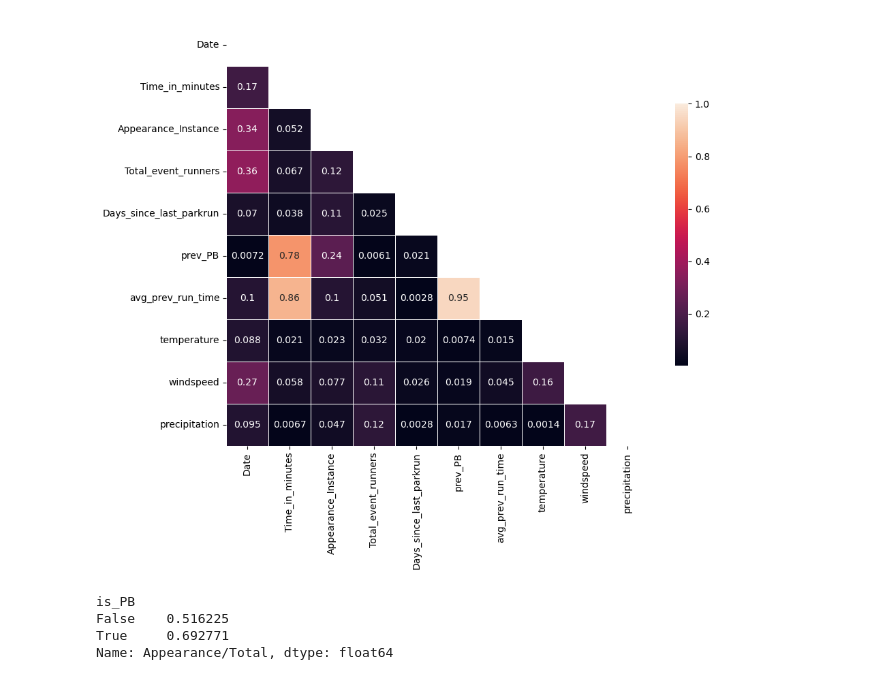
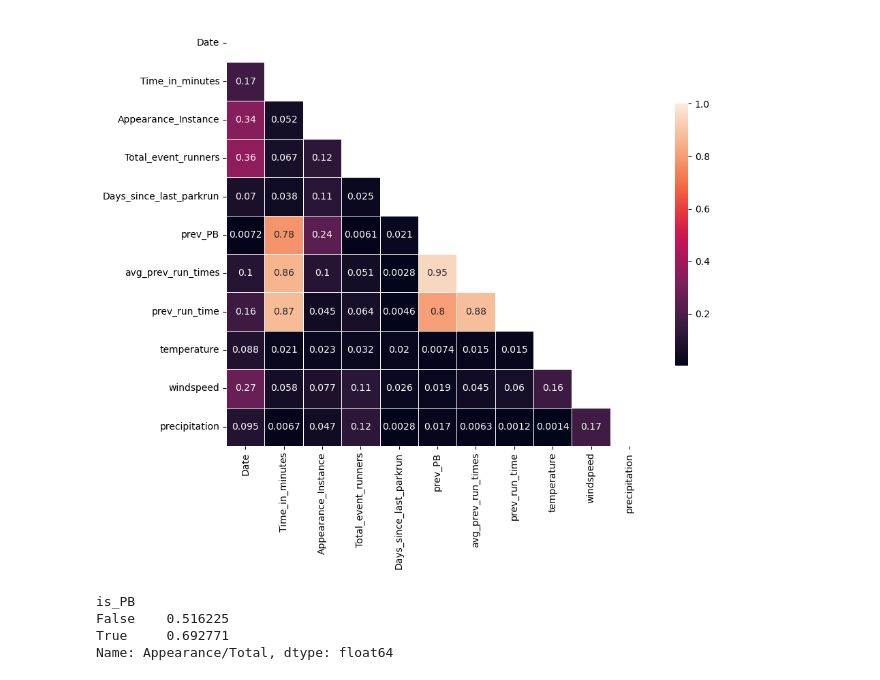
Before and after one commit to owen-george/parkrun_analysis, a Jupyter notebook: 4_EDA.ipynb, the cells around one changed output. Saved outputs shown, nothing was run; the diff lists cells and outputs as text; code cells hidden in the pictures.

```diff
--- a/4_EDA.ipynb
+++ b/4_EDA.ipynb
@@ -63,29 +65,30 @@ df.describe()
 # %%
 corr=np.abs(df[['Date',
                 'Time_in_minutes',
                 'Appearance_Instance',
                 'Total_event_runners',
                 'Days_since_last_parkrun',
                 'prev_PB',
-                'avg_prev_run_time',
+                'avg_prev_run_times',
+                'prev_run_time',
                 'temperature',
                 'windspeed',
                 'precipitation']].corr()) # corr(x,y) = corr(y, x), corr(x,x) = 1
 
 #Set up mask for triangle representation
 mask = np.zeros_like(corr, dtype=bool)
 mask[np.triu_indices_from(mask)] = True
 
 # Set up the matplotlib figure
 f, ax = plt.subplots(figsize=(10, 10))
 # Generate a custom diverging colormap
 cmap = sns.diverging_palette(220, 10, as_cmap=True)
 # Draw the heatmap with the mask and correct aspect ratio
 sns.heatmap(corr, mask=mask,  vmax=1,square=True, linewidths=.5, cbar_kws={"shrink": .5},annot = corr)
 
 plt.show()
 # %% [output]
-[figure, old version]
+[figure, new version]
 # %%
 df['is_PB'] = df['PB_mins'] == df['Time_in_minutes']
 # %%
```
Also changed, not shown: parts of 4 cells of this notebook, 5 other files.
